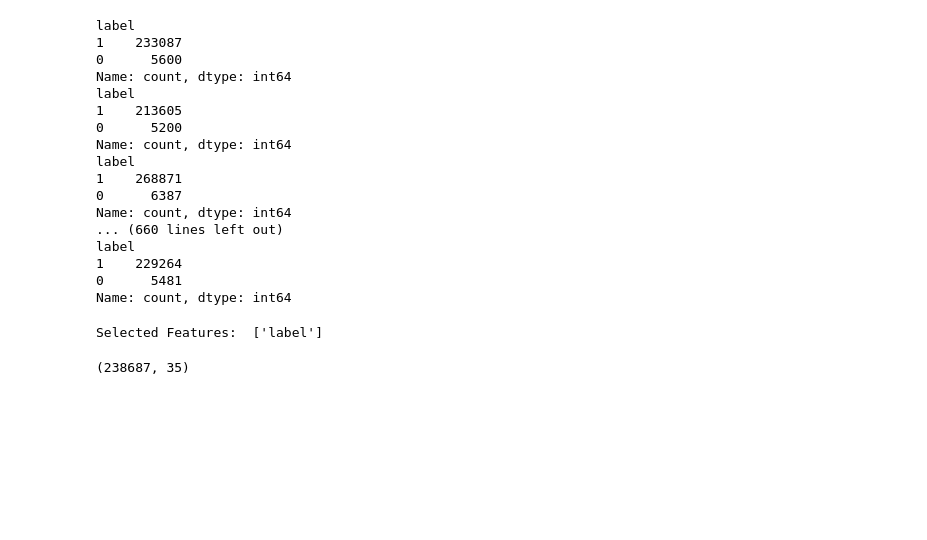
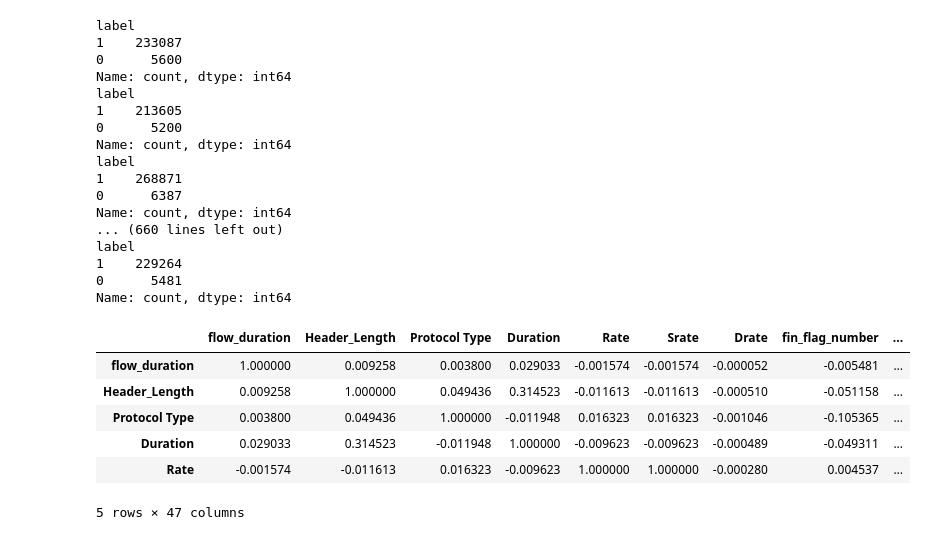
Before and after one commit to edwin16804/DL-based-IoT-intrusion-detection, a Jupyter notebook: example.ipynb, the cells around one changed output. Drawn from its saved outputs; the diff is of its cells as text; code cells hidden in the pictures; blank space fills up the shorter version.

```diff
--- a/example.ipynb
+++ b/example.ipynb
@@ -643,30 +643,18 @@ label
 1    229264
 0      5481
 Name: count, dtype: int64
-# %%
-# Initialize an empty DataFrame to store correlation scores for all datasets
-correlation_df = pd.DataFrame()
-
-# Iterate over all datasets
-i=0
-for df in tqdm(dfs):
-    corr_matrix = df.corr()
-
-    target_corr = corr_matrix['label']
-
-    # Add this dataset's correlation to the cumulative DataFrame
-    correlation_df['file'+str(i)] = target_corr
-    i+=1
-
-# Average correlation across all datasets
-correlation_df['average_correlation'] = correlation_df.mean(axis=1)
-
-# Select features with high average correlation (e.g., |correlation| > 0.5)
-selected_features = correlation_df[correlation_df['average_correlation'].abs() > 0.9].index.tolist()
-
-print("Selected Features: ", selected_features)
-# %% [output]
-Selected Features:  ['label']
+# %%
+df=dfs[0]
+corr=df.corr()
+corr.head()
+# %% [output]
+|  | flow_duration | Header_Length | Protocol Type | Duration | Rate | Srate | Drate | fin_flag_number | ... |
+| flow_duration | 1.000000 | 0.009258 | 0.003800 | 0.029033 | -0.001574 | -0.001574 | -0.000052 | -0.005481 | ... |
+| Header_Length | 0.009258 | 1.000000 | 0.049436 | 0.314523 | -0.011613 | -0.011613 | -0.000510 | -0.051158 | ... |
+| Protocol Type | 0.003800 | 0.049436 | 1.000000 | -0.011948 | 0.016323 | 0.016323 | -0.001046 | -0.105365 | ... |
+| Duration | 0.029033 | 0.314523 | -0.011948 | 1.000000 | -0.009623 | -0.009623 | -0.000489 | -0.049311 | ... |
+| Rate | -0.001574 | -0.011613 | 0.016323 | -0.009623 | 1.000000 | 1.000000 | -0.000280 | 0.004537 | ... |
+5 rows × 47 columns
 # %%
 columns = np.full((corr.shape[0],), True, dtype=bool)
 for i in range(corr.shape[0]):
@@ -680,5 +668,0 @@ selected_columns.shape
-# %%
-df=df[selected_columns]
-df.shape
-# %% [output]
-(238687, 35)
```
Also changed, not shown: parts of 5 cells of this notebook.
